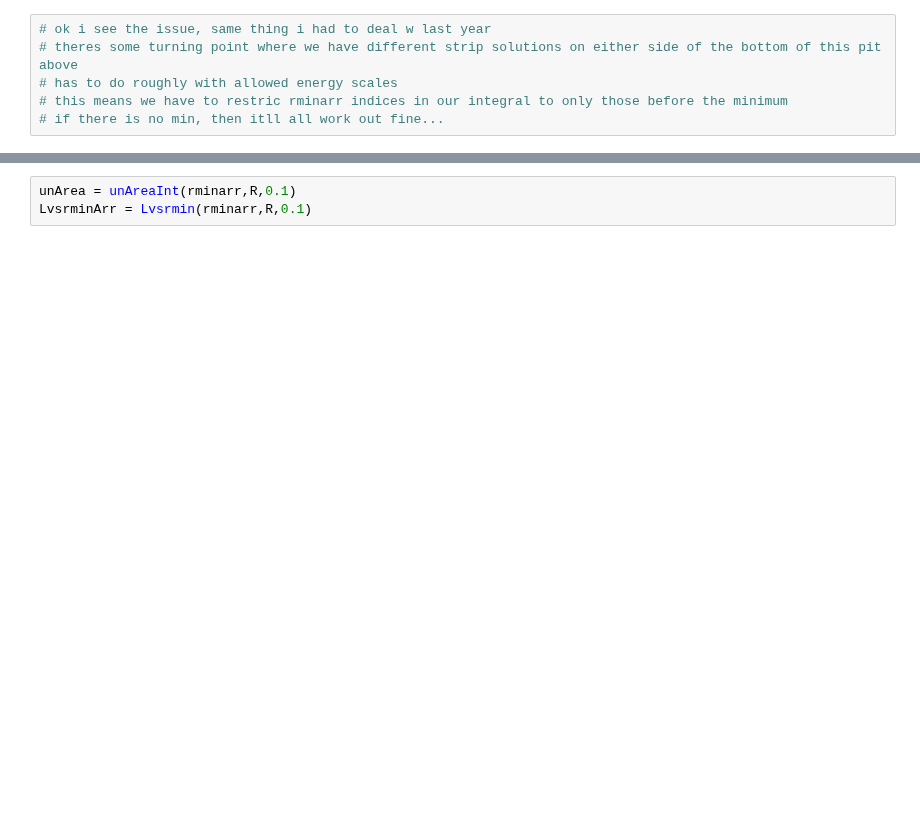
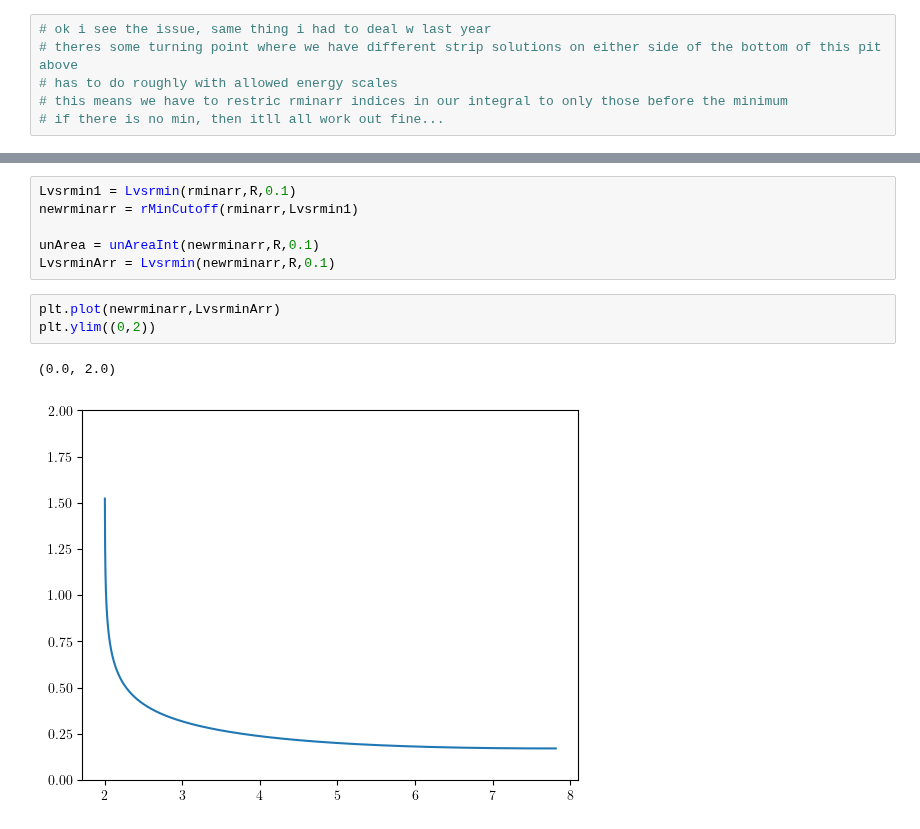
Before and after one commit to Bkorotko03/HoloProj, a Jupyter notebook: NCShock260226.ipynb, the cells around one changed output, grey strips where cells are left out. Saved outputs shown, nothing was run; the diff lists cells and outputs as text; blank space fills up the shorter version.

```diff
--- a/NCShock260226.ipynb
+++ b/NCShock260226.ipynb
@@ -249,5 +276,14 @@ def unAreaInt(rminarr,R,a):
 # %%
-unArea = unAreaInt(rminarr,R,0.1)
-LvsrminArr = Lvsrmin(rminarr,R,0.1)
+Lvsrmin1 = Lvsrmin(rminarr,R,0.1)
+newrminarr = rMinCutoff(rminarr,Lvsrmin1)
+
+unArea = unAreaInt(newrminarr,R,0.1)
+LvsrminArr = Lvsrmin(newrminarr,R,0.1)
+# %%
+plt.plot(newrminarr,LvsrminArr)
+plt.ylim((0,2))
+# %% [output]
+(0.0, 2.0)
+[figure, added]
 # %%
 plt.plot(LvsrminArr,unArea)
```
Also changed, not shown: parts of 9 cells of this notebook.
